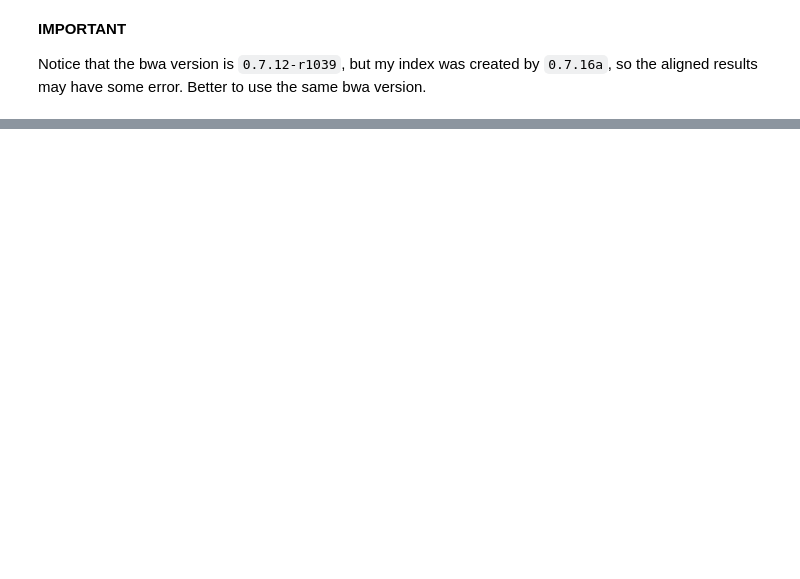
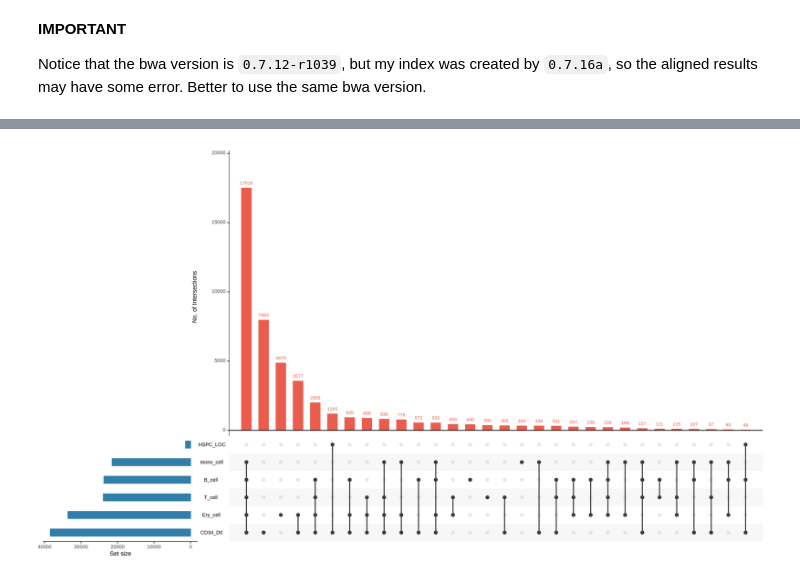
Before and after one commit to YichaoOU/HemTools, a Jupyter notebook: docs/content/Bioinformatics_Core_Competencies/NGS101.ipynb, the cells around one changed output, grey strips where cells are left out. Drawn from its saved outputs; the diff is of its cells as text; code cells hidden in the pictures; blank space fills up the shorter version.

```diff
--- a/docs/content/Bioinformatics_Core_Competencies/NGS101.ipynb
+++ b/docs/content/Bioinformatics_Core_Competencies/NGS101.ipynb
@@ -487,0 +922,5 @@ samtools view: error closing standard output: -1
+# %%
+from IPython.display import Image
+Image("upset_plot/Intervene_upset.png")
+# %% [output]
+[figure, added]
```
Also changed, not shown: parts of 84 cells of this notebook.
